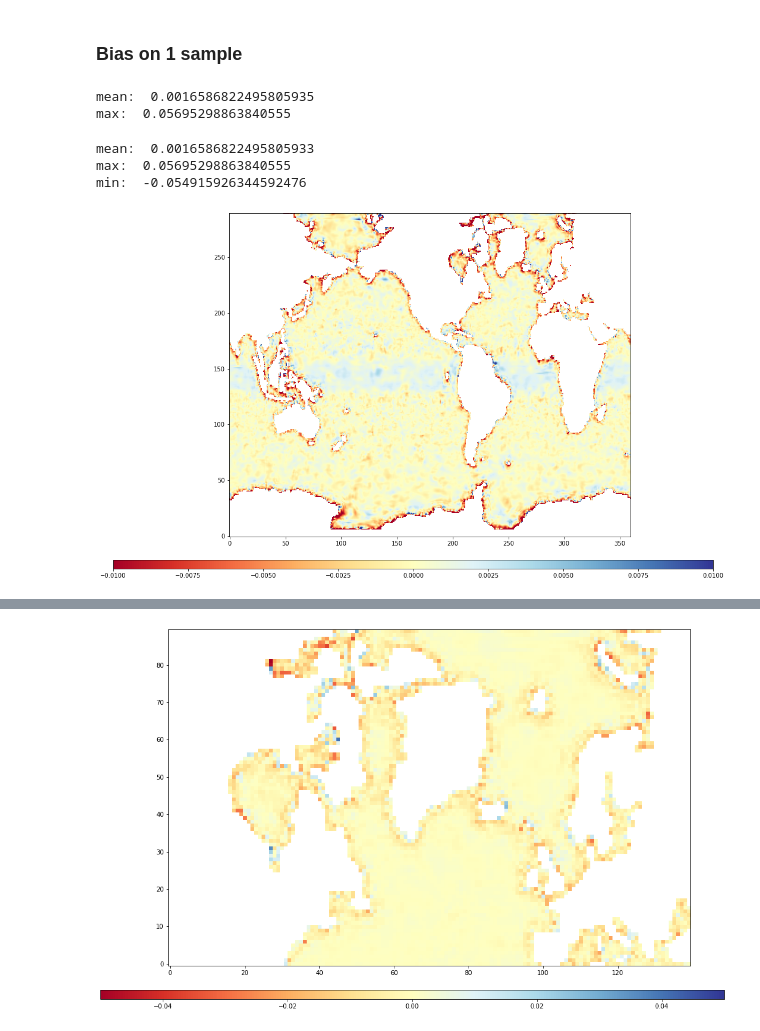
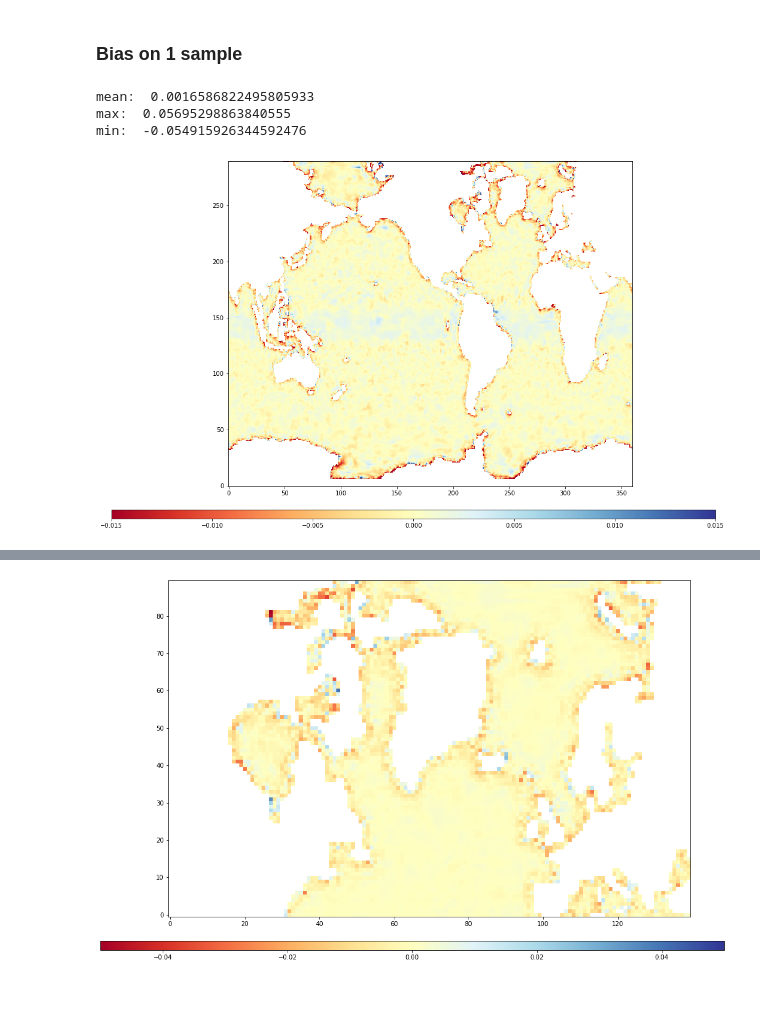
Before and after one commit to FolkeKS/DL-normalization, a Jupyter notebook: notebooks/cnn_nemo_plot.ipynb, the cells around one changed output, grey strips where cells are left out. Cells and saved outputs as stored; diff of their text form; code cells hidden in the pictures; blank space fills up the shorter version.

```diff
--- a/notebooks/cnn_nemo_plot.ipynb
+++ b/notebooks/cnn_nemo_plot.ipynb
@@ -36,17 +36,11 @@ Y = np.load(data_dir+"train/Y/NORSSH_BND_PERTEN2_norm_coeffs.npz")['arr_0']
 Y = transforms.CenterCrop([290, 360])(torch.from_numpy(Y)).numpy()
 X = torch.from_numpy(X[np.newaxis,:]).float()
 X = X[:,:,:-10,:]
-# %%
-print("mean: ",np.mean(np.abs(np.ma.masked_array(np.mean(eps,axis=0), mask))))
-print("max: ",np.max(np.abs(np.ma.masked_array(np.mean(eps,axis=0), mask))))
-# %% [output]
-mean:  0.0016586822495805935
-max:  0.05695298863840555
 # %%
 mask = np.where(Y==0,True,False)
 Y = Y*std + mean
 Y_pred = model.forward(X).detach()*std + mean
-Y_pred =  transforms.CenterCrop([290, 360])(Y_pred).numpy()
+Y_pred =  transforms.CenterCrop([290, 360])(Y_pred).numpy()[0,0,:,:]
 Y2 = np.power(Y,2)
 eps = (np.power(Y_pred,2) - Y2)/Y2
 eps = np.ma.masked_array(eps, mask)
@@ -61,9 +55,9 @@ max:  0.05695298863840555
 min:  -0.054915926344592476
 # %%
 fig,axs = plt.subplots(figsize=(30, 10),ncols=1)
-c = axs.imshow(eps[0,0,:,:],origin="lower",vmin=-0.015,vmax=0.015,cmap="RdYlBu")
+c = axs.imshow(eps,origin="lower",vmin=-0.015,vmax=0.015,cmap="RdYlBu")
 cbar_ax = fig.add_axes([0.266, 0.05, 0.4673, 0.02])
 plt.colorbar(c,cax=cbar_ax,orientation='horizontal')
 plt.show()
 # %% [output]
-[figure, old version]
+[figure, new version]
```
Also changed, not shown: parts of 12 cells of this notebook, 3 other files.
